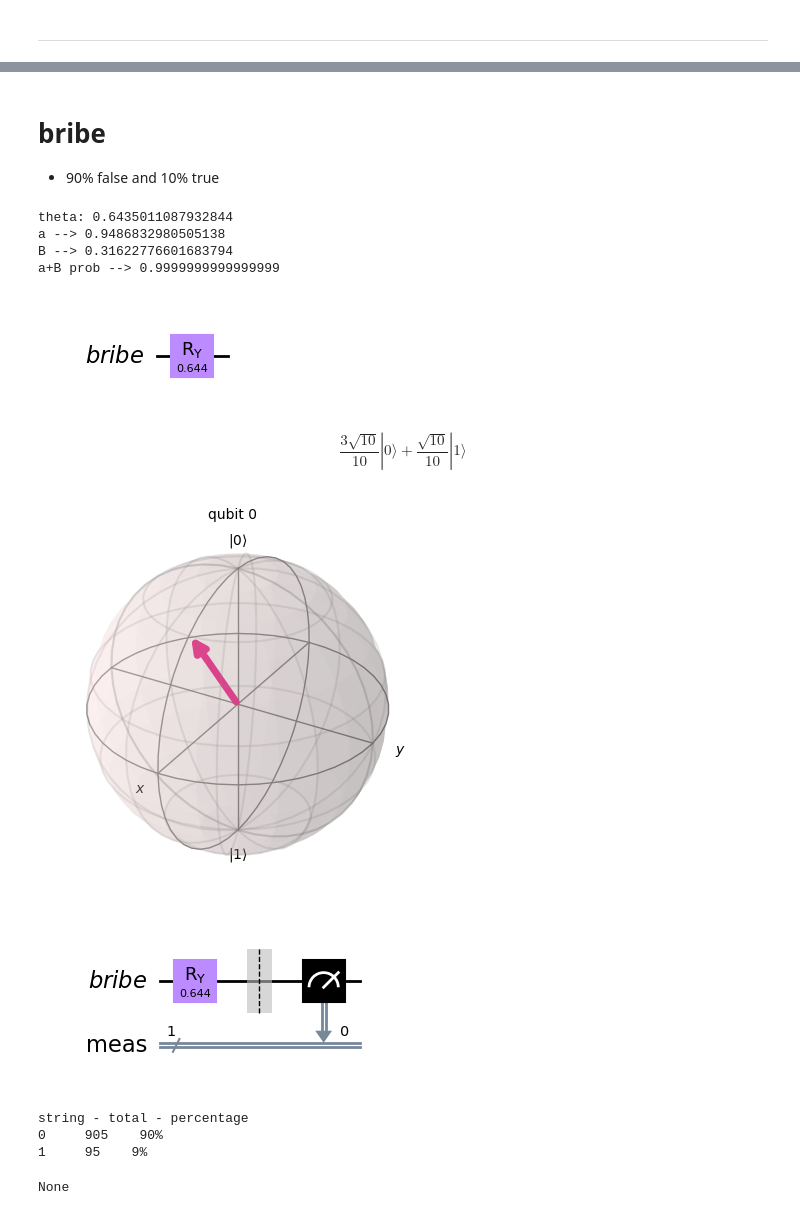
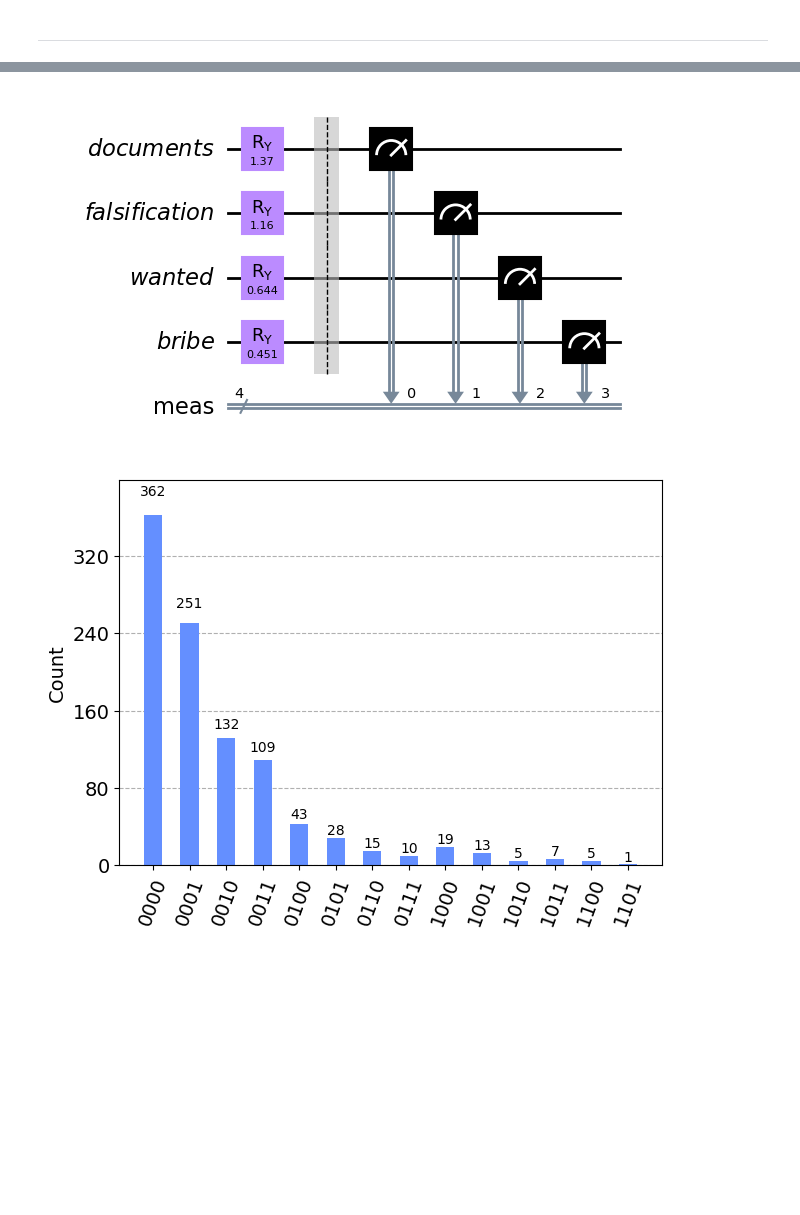
Before and after one commit to Dpbm/QPapersPlease, a Jupyter notebook: papers-please.ipynb, the cells around one changed output, grey strips where cells are left out. Saved outputs shown, nothing was run; the diff lists cells and outputs as text; code cells hidden in the pictures; blank space fills up the shorter version.

```diff
--- a/papers-please.ipynb
+++ b/papers-please.ipynb
@@ -296,36 +267,40 @@ None
-# %% [markdown]
-# bribe
-
-- 90% false and 10% true
-# %%
-#a = cos(theta/2)
-#B = e^(i phi) sin(theta/2)
-
-#B^2 = 0.10
-#B = sqrt(0.10) --> sqrt(10)/sqrt(100) --> sqrt(10)/10
-
-B = np.sqrt(10)/10
-theta = get_theta(B)
-a = np.cos(theta/2)
-print(f'theta: {theta}')
-print(f'a --> {a}')
-print(f'B --> {B}')
-print(f'a+B prob --> {a**2+B**2}')
-# %% [output]
-theta: 0.6435011087932844
-a --> 0.9486832980505138
-B --> 0.31622776601683794
-a+B prob --> 0.9999999999999999
-# %%
-bribe_prob_test = QuantumCircuit(bribe)
-bribe_prob_test.ry(theta, bribe)
-test_probabilities(bribe_prob_test)
-# %% [output]
-[figure, removed]
-$$\frac{3 \sqrt{10}}{10} |0\rangle+\frac{\sqrt{10}}{10} |1\rangle$$
-[figure, removed]
-[figure, removed]
-string - total - percentage
-0     905    90%
-1     95    9%
-None
+# %%
+class Inputs:
+    def __init__(self, *args, probabilities):
+        self.total_qubits = len(args)
+
+        assert len(probabilities) == self.total_qubits, "different size between probabilities and qubits array"
+
+        self.probabilities = probabilities
+        self.circuit = QuantumCircuit(*args)
+
+    def prepare(self):
+        self.bind_probabilities()
+        self.circuit.measure_all()
+
+    def bind_probabilities(self):
+        for qubit, probability in enumerate(self.probabilities):
+            self.bin_theta_from_probability(qubit, probability)
+
+    def bin_theta_from_probability(self, qubit, probability):
+        beta = np.sqrt(probability)/10
+        theta = np.arcsin(beta)*2
+        self.circuit.ry(theta, qubit)
+
+    def show(self):
+        display(self.circuit.draw('mpl'))
+
+
+    def measure(self, backend=Aer.get_backend("aer_simulator"), shots=1000):
+        transpiled_circuit = transpile(self.circuit, backend)
+        results = backend.run(transpiled_circuit, shots=shots).result().get_counts()
+        display(plot_histogram(results))
+        return {'results':results, 'shots':shots}
+# %%
+inputs = Inputs(all_documents, false_info, wanted, bribe, probabilities=[40, 30, 10, 5])
+inputs.prepare()
+inputs.show()
+results = inputs.measure()
+# %% [output]
+[figure, added]
+[figure, added]
```
Also changed, not shown: parts of 14 cells of this notebook.
